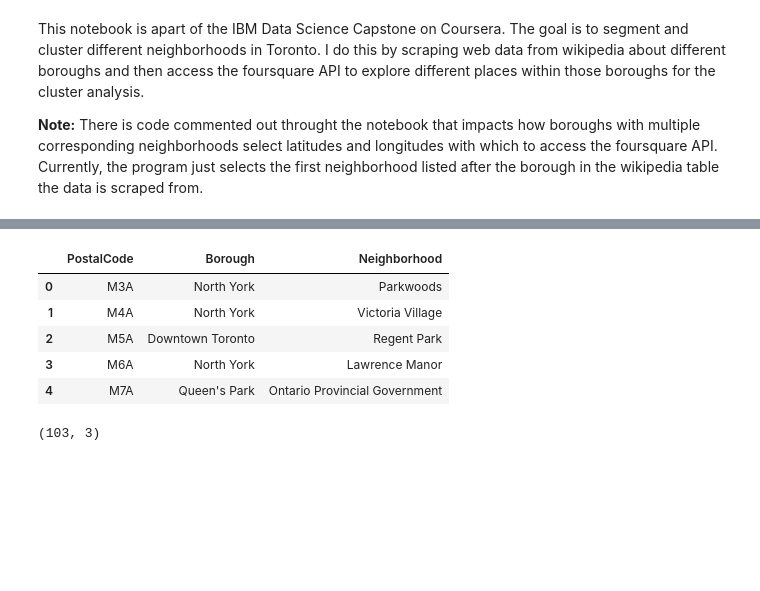
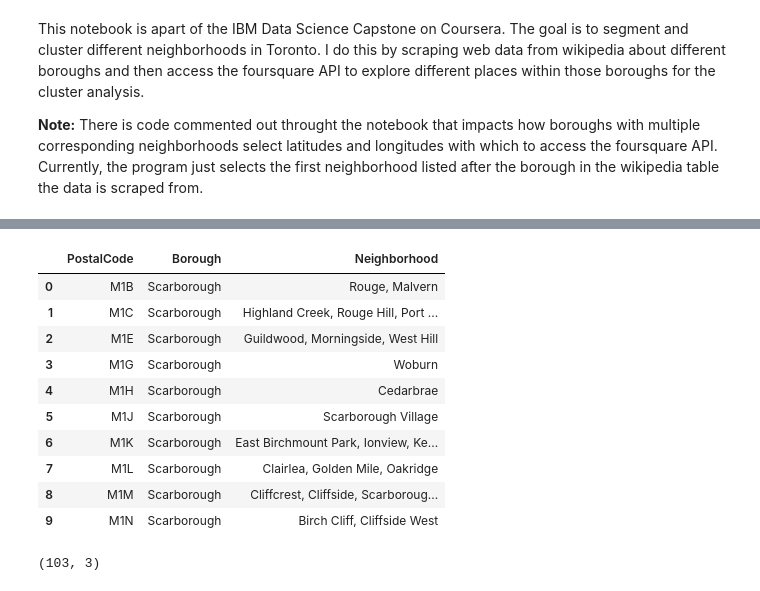
Before and after one commit to KirosG/toronto_clustering, a Jupyter notebook: Segmenting and Clustering Neighborhoods in Toronto.ipynb, the cells around one changed output, grey strips where cells are left out. Saved outputs shown, nothing was run; the diff lists cells and outputs as text; code cells hidden in the pictures; blank space fills up the shorter version.

```diff
--- a/Segmenting and Clustering Neighborhoods in Toronto.ipynb
+++ b/Segmenting and Clustering Neighborhoods in Toronto.ipynb
@@ -105,0 +52,17 @@ for tr in soup.find_all('tr'):
+# %%
+table = soup.find('table', class_='wikitable sortable')
+# %%
+ls = []
+for row in table.find_all('tr'):
+    col = row.find_all('td')
+    if len(col) == 3:
+        ls.append((col[0].text.strip(), col[1].text.strip(), col[2].text.strip()))
+# %%
+df = pd.DataFrame(np.asarray(ls))
+df.columns = ['PostalCode', 'Borough', 'Neighborhood']
+
+df['Neighborhood'] = df['Neighborhood'].str.replace(']', '')
+
+df.replace('Not assigned', np.nan, inplace=True)
+
+df.head(10)
@@ -105,0 +83,5 @@ for tr in soup.find_all('tr'):
+# %%
+for i in range(0, len(df.index)):
+    if df.iloc[i,1] is not np.nan and df.iloc[i,2] is np.nan:
+        df.iloc[i,2] = df.iloc[i,1]
+df.head(10)
@@ -106,14 +100,19 @@ for tr in soup.find_all('tr'):
 # %%
-df = pd.DataFrame.from_dict(df_dict)
-df = df.reindex(columns=["PostalCode", "Borough", "Neighborhood"])
-df.head()
+df.dropna(inplace=True)
+df = df.groupby(['PostalCode', 'Borough'])['Neighborhood'].apply(', '.join).reset_index()
+df.head(10)
 # %% [output]
 |  | PostalCode | Borough | Neighborhood |
-| 0 | M3A | North York | Parkwoods |
-| 1 | M4A | North York | Victoria Village |
-| 2 | M5A | Downtown Toronto | Regent Park |
-| 3 | M6A | North York | Lawrence Manor |
-| 4 | M7A | Queen's Park | Ontario Provincial Government |
+| 0 | M1B | Scarborough | Rouge, Malvern |
+| 1 | M1C | Scarborough | Highland Creek, Rouge Hill, Port ... |
+| 2 | M1E | Scarborough | Guildwood, Morningside, West Hill |
+| 3 | M1G | Scarborough | Woburn |
+| 4 | M1H | Scarborough | Cedarbrae |
+| 5 | M1J | Scarborough | Scarborough Village |
+| 6 | M1K | Scarborough | East Birchmount Park, Ionview, Ke... |
+| 7 | M1L | Scarborough | Clairlea, Golden Mile, Oakridge |
+| 8 | M1M | Scarborough | Cliffcrest, Cliffside, Scarboroug... |
+| 9 | M1N | Scarborough | Birch Cliff, Cliffside West |
 # %%
 df.shape
 # %% [output]
```
Also changed, not shown: parts of 52 cells of this notebook.
